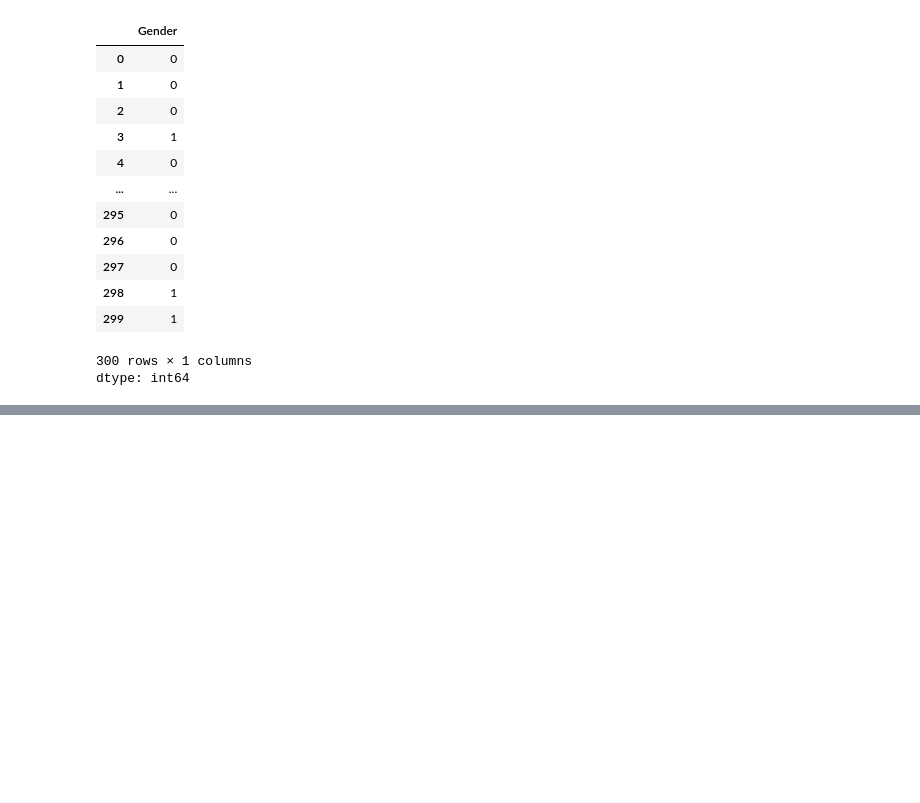
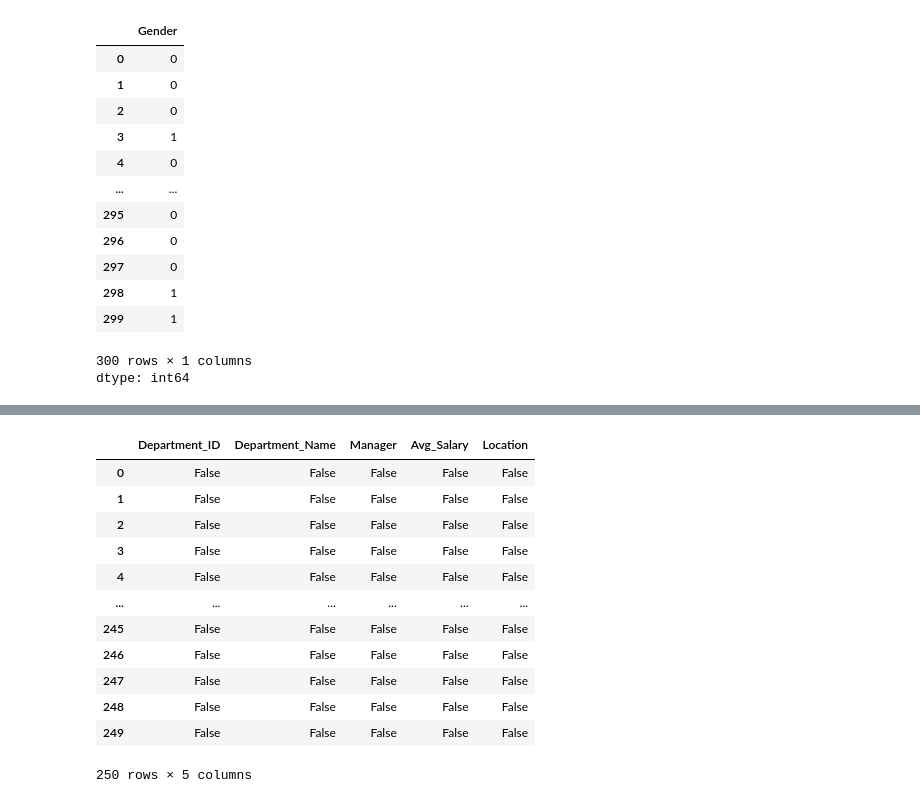
Before and after one commit to janviishere/Python-Program, a Jupyter notebook: LabWork(DWAC).ipynb, the cells around one changed output, grey strips where cells are left out. Saved outputs shown, nothing was run; the diff lists cells and outputs as text; code cells hidden in the pictures; blank space fills up the shorter version.

```diff
--- a/LabWork(DWAC).ipynb
+++ b/LabWork(DWAC).ipynb
@@ -918,0 +939,16 @@ dtype: int64
+# %%
+df.isnull()
+# %% [output]
+|  | Department_ID | Department_Name | Manager | Avg_Salary | Location |
+| 0 | False | False | False | False | False |
+| 1 | False | False | False | False | False |
+| 2 | False | False | False | False | False |
+| 3 | False | False | False | False | False |
+| 4 | False | False | False | False | False |
+| ... | ... | ... | ... | ... | ... |
+| 245 | False | False | False | False | False |
+| 246 | False | False | False | False | False |
+| 247 | False | False | False | False | False |
+| 248 | False | False | False | False | False |
+| 249 | False | False | False | False | False |
+250 rows × 5 columns
```
Also changed, not shown: parts of 22 cells of this notebook.
